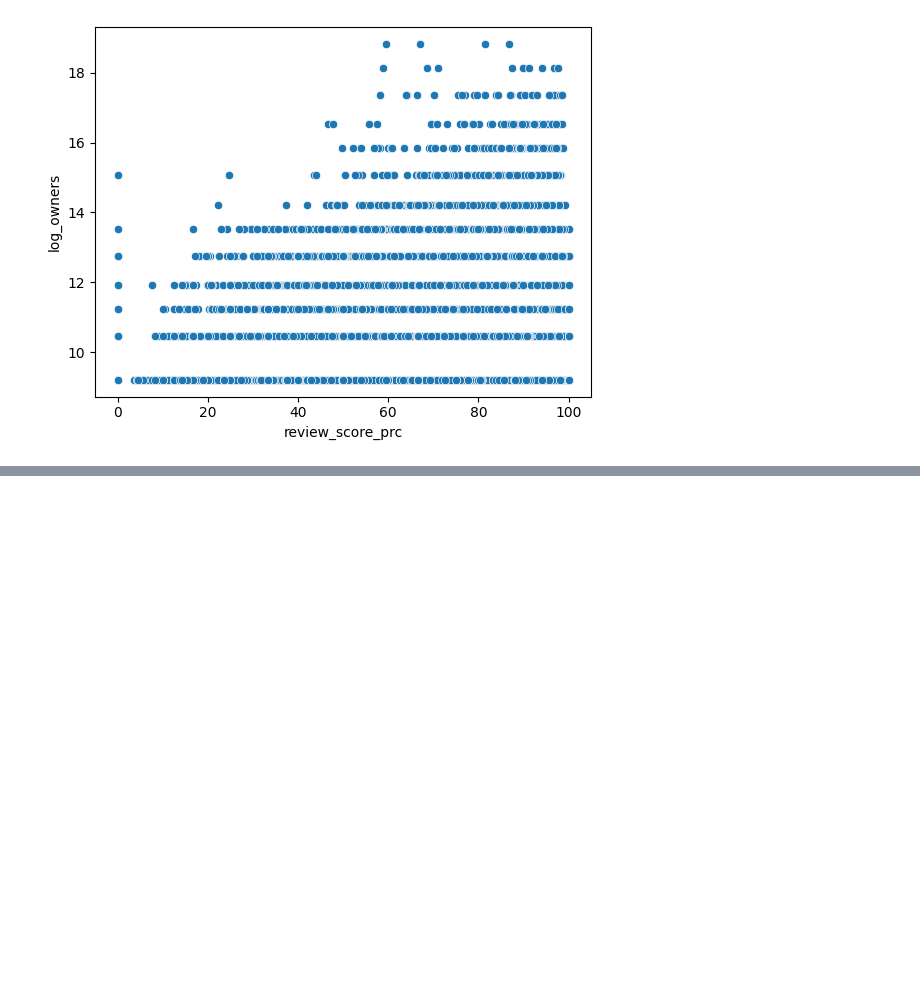
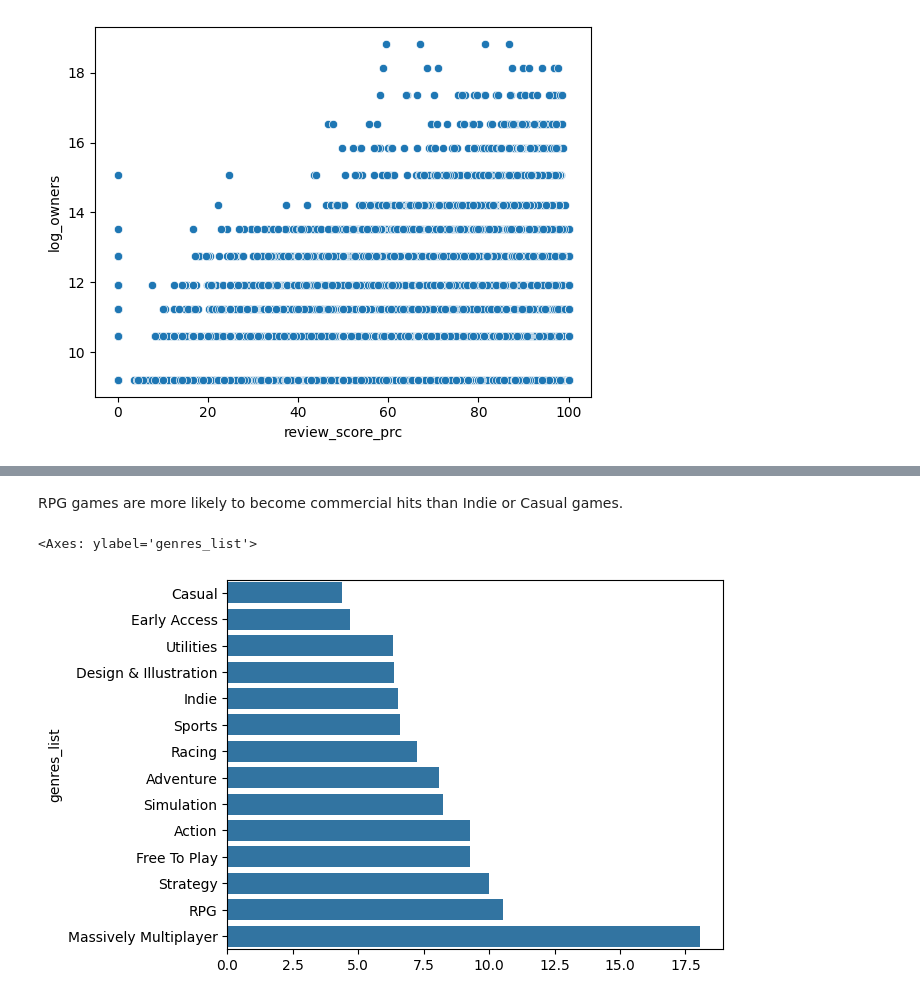
Before and after one commit to LaraDbUBA/Steam-Success-Analysis, a Jupyter notebook: notebooks/02_data_visualization.ipynb, the cells around one changed output, grey strips where cells are left out. Drawn from its saved outputs; the diff is of its cells as text; code cells hidden in the pictures; blank space fills up the shorter version.

```diff
--- a/notebooks/02_data_visualization.ipynb
+++ b/notebooks/02_data_visualization.ipynb
@@ -75,0 +95,8 @@ sns.scatterplot(
+# %%
+success_threshold = data['owners_midpoint'].quantile(0.95)
+
+data['is_successful'] = (
+    data['owners_midpoint']
+    >= success_threshold
+)
+data['is_successful'].value_counts(normalize=True)
@@ -75,0 +108,5 @@ sns.scatterplot(
+# %%
+#What characteristics are associated with belonging to the top 5% best-selling Steam games?
+data['genres_list'] = data['genres'].apply(parse_list)
+genres_exploded = data.explode('genres_list')
+genres_exploded = genres_exploded.drop(columns=['genres'])
@@ -75,0 +133,7 @@ sns.scatterplot(
+# %%
+genre_count = (
+    genres_exploded['genres_list']
+    .value_counts()
+)
+
+print(genre_count.head(30))
@@ -75,0 +158,15 @@ sns.scatterplot(
+# %%
+valid_genres = genre_count[
+    genre_count >= 500
+].index
+
+genre_success = (
+    genres_exploded[
+        genres_exploded['genres_list'].isin(valid_genres)
+    ]
+    .groupby('genres_list')['is_successful']
+    .mean()
+    .sort_values(ascending=False)
+)
+
+genre_success
@@ -75,0 +190,14 @@ sns.scatterplot(
+# %% [markdown]
+RPG games are more likely to become commercial hits than Indie or Casual games.
+# %%
+genre_success = (
+    genre_success
+    .sort_values()
+)
+sns.barplot(
+    x=genre_success.values * 100,
+    y=genre_success.index
+)
+# %% [output]
+<Axes: ylabel='genres_list'>
+[figure, added]
```
Also changed, not shown: parts of 60 cells of this notebook, 7 other files.
